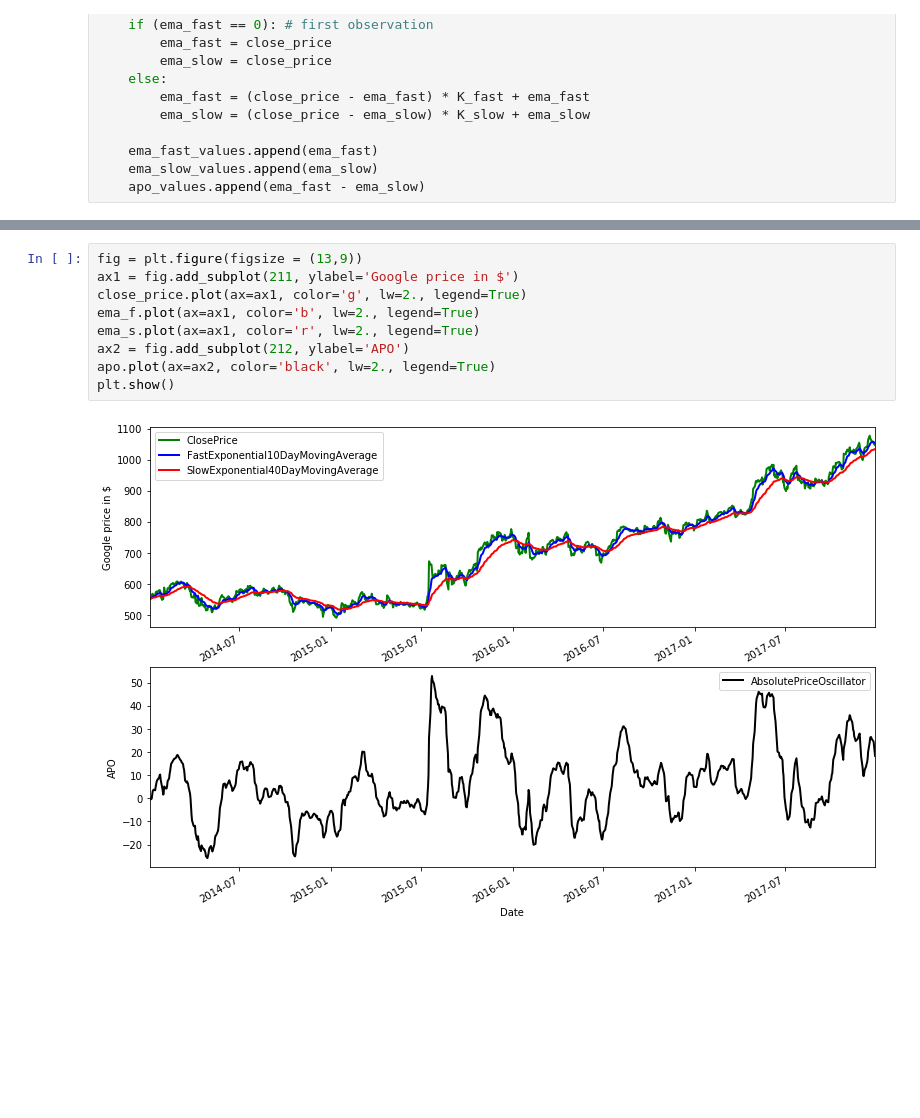
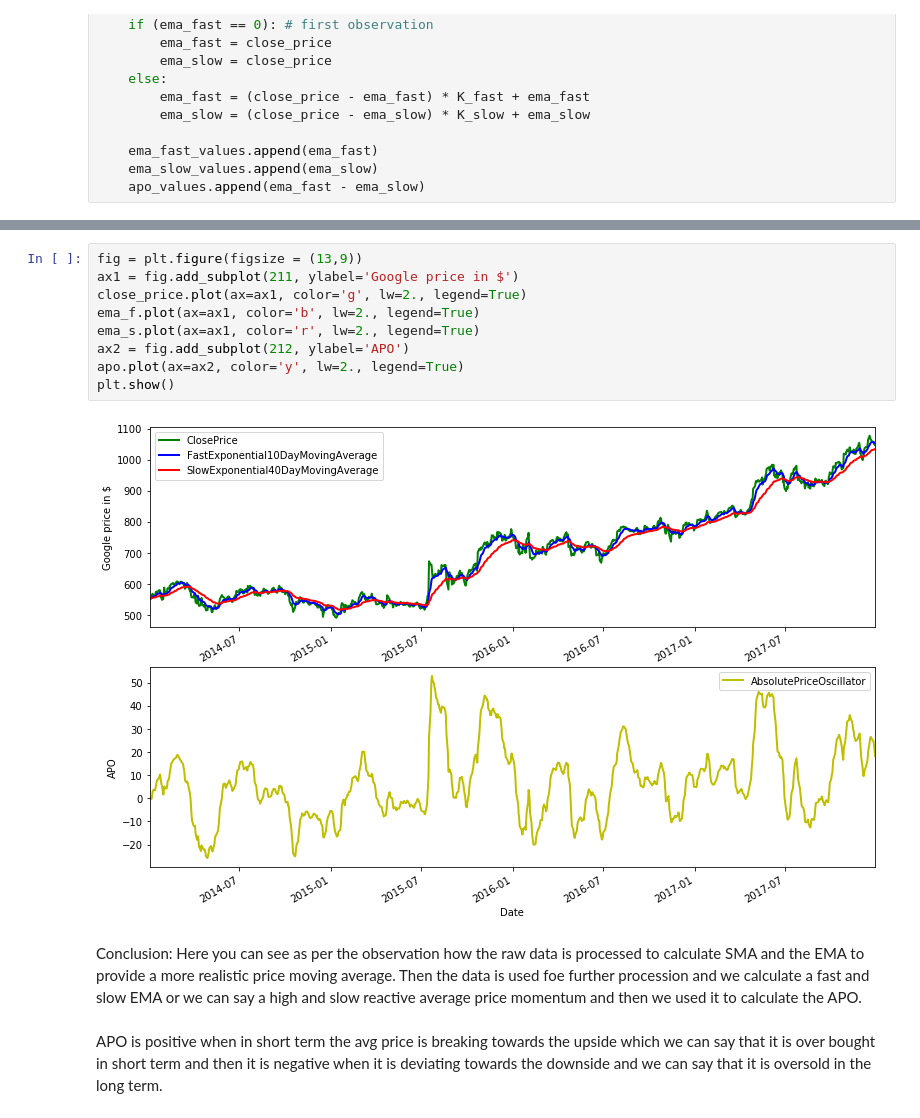
Before and after one commit to ahmed-raza1/Trading_Bot, a Jupyter notebook: strategies/SMA_EMA.ipynb, the cells around one changed output, grey strips where cells are left out. Drawn from its saved outputs; the diff is of its cells as text; blank space fills up the shorter version.

Commit message:
APO Data Analysis

```diff
--- a/strategies/SMA_EMA.ipynb
+++ b/strategies/SMA_EMA.ipynb
@@ -140,11 +156,15 @@ apo = goog_data['AbsolutePriceOscillator']
 # %%
 fig = plt.figure(figsize = (13,9))
 ax1 = fig.add_subplot(211, ylabel='Google price in $')
 close_price.plot(ax=ax1, color='g', lw=2., legend=True)
 ema_f.plot(ax=ax1, color='b', lw=2., legend=True)
 ema_s.plot(ax=ax1, color='r', lw=2., legend=True)
 ax2 = fig.add_subplot(212, ylabel='APO')
-apo.plot(ax=ax2, color='black', lw=2., legend=True)
+apo.plot(ax=ax2, color='y', lw=2., legend=True)
 plt.show()
 # %% [output]
-[figure, old version]
+[figure, new version]
+# %% [markdown]
+Conclusion: Here you can see as per the observation how the raw data is processed to calculate SMA and the EMA to provide a more realistic price moving average. Then the data is used foe further procession and we calculate a fast and slow EMA or we can say a high and slow reactive average price momentum and then we used it to calculate the APO.
+# %% [markdown]
+APO is positive when in short term the avg price is breaking towards the upside which we can say that it is over bought in short term and then it is negative when it is deviating towards the downside and we can say that it is oversold in the long term.
```
Also changed, not shown: parts of 1 cell of this notebook.
